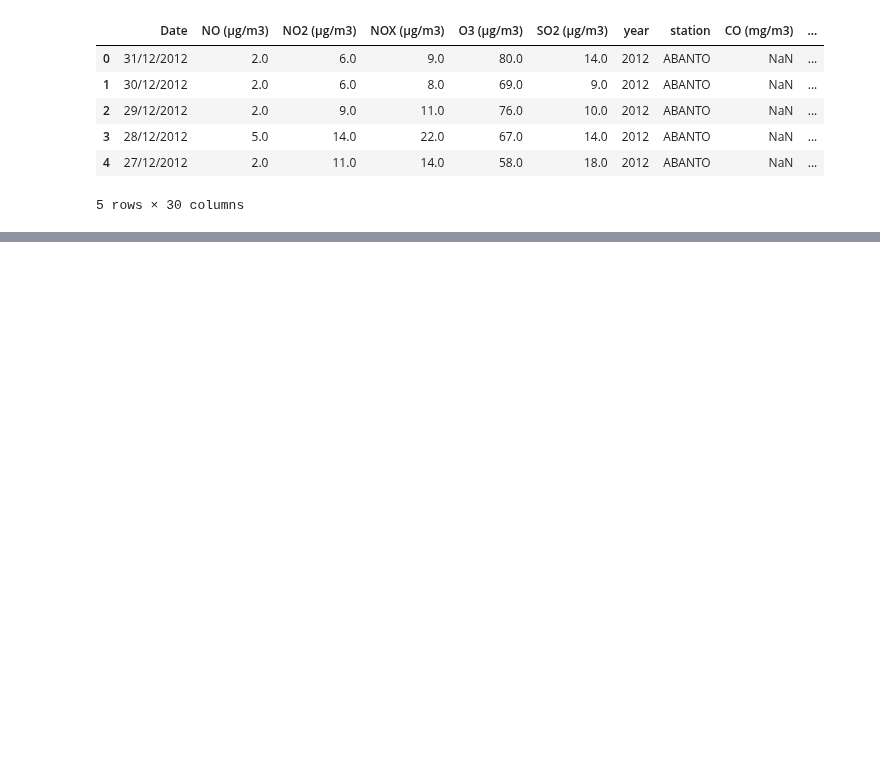
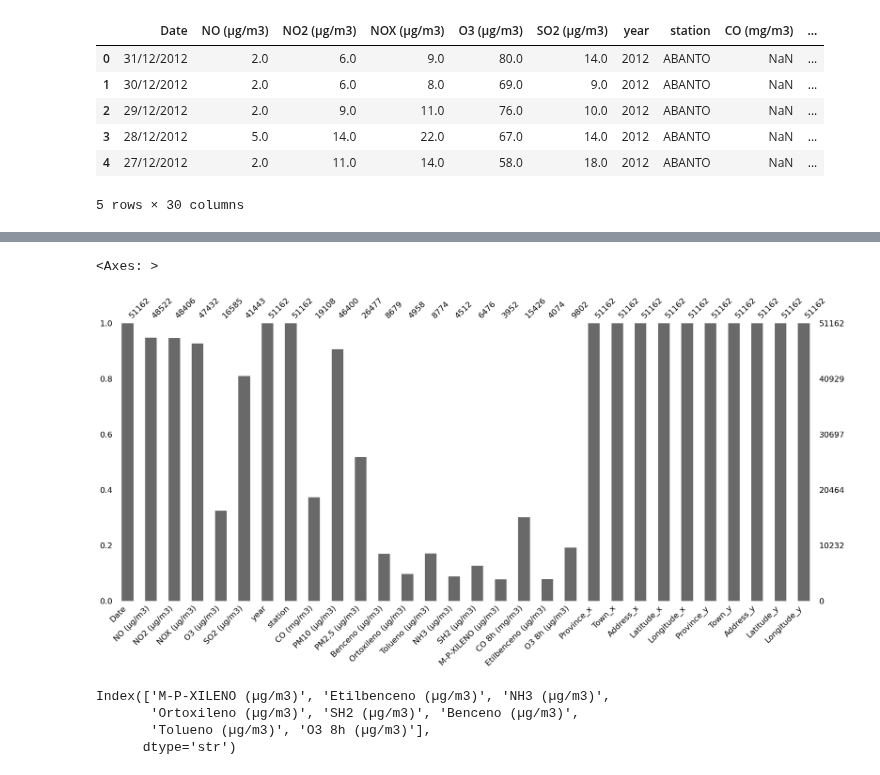
Before and after one commit to armanghazi/AI-Based-Smart-City-Air-Quality-Monitoring-and-Forecasting-System-for-Greater-Bilbao, a Jupyter notebook: notebooks/02_data_cleaning.ipynb, the cells around one changed output, grey strips where cells are left out. Drawn from its saved outputs; the diff is of its cells as text; code cells hidden in the pictures; blank space fills up the shorter version.

```diff
--- a/notebooks/02_data_cleaning.ipynb
+++ b/notebooks/02_data_cleaning.ipynb
@@ -16,0 +286,13 @@ df.head()
+# %%
+msno.bar(df)
+# %% [output]
+<Axes: >
+[figure, added]
+# %%
+cols_to_drop = missing_percent[missing_percent > 70].index
+cols_to_drop
+# %% [output]
+Index(['M-P-XILENO (µg/m3)', 'Etilbenceno (µg/m3)', 'NH3 (µg/m3)',
+       'Ortoxileno (µg/m3)', 'SH2 (µg/m3)', 'Benceno (µg/m3)',
+       'Tolueno (µg/m3)', 'O3 8h (µg/m3)'],
+      dtype='str')
```
Also changed, not shown: parts of 57 cells of this notebook, 1 other file.
